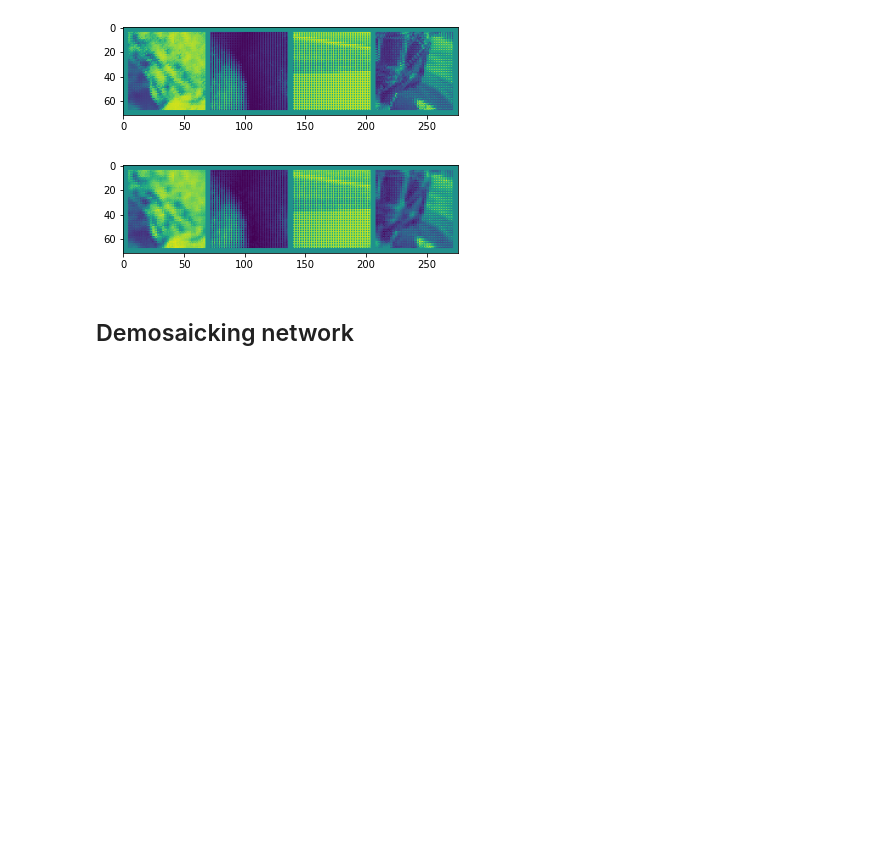
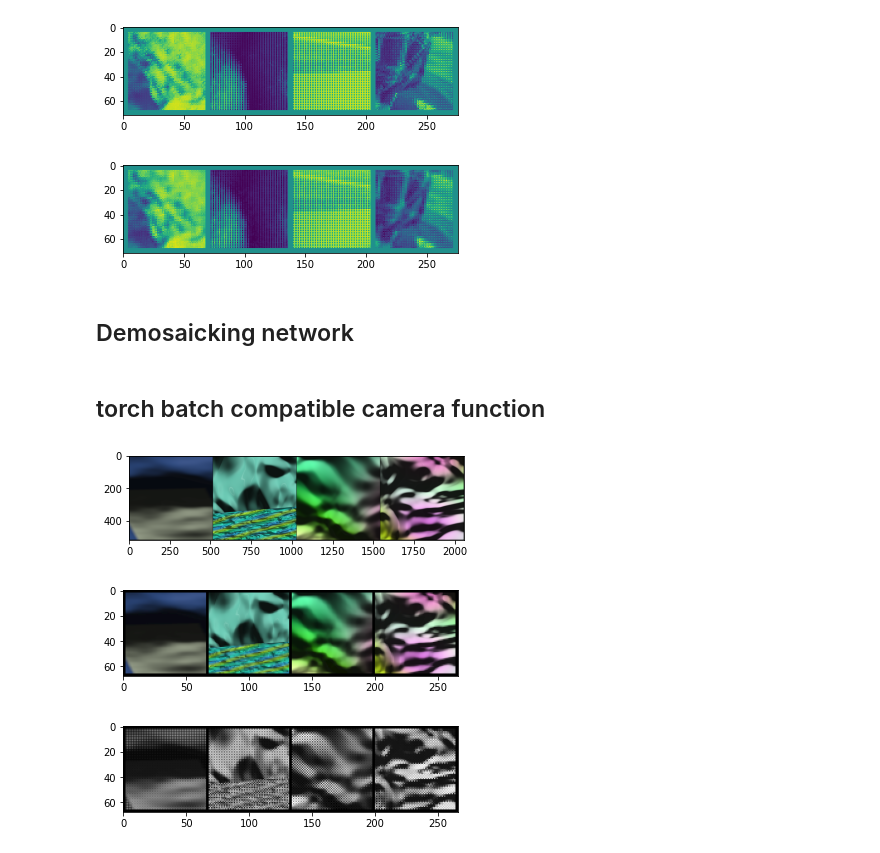
Before and after one commit to djbradyAtOpticalSciencesArizona/multiframeEstimation, a Jupyter notebook: TrainingDataForDemosaicking.ipynb, the cells around one changed output. Drawn from its saved outputs; the diff is of its cells as text; code cells hidden in the pictures; blank space fills up the shorter version.

```diff
--- a/TrainingDataForDemosaicking.ipynb
+++ b/TrainingDataForDemosaicking.ipynb
@@ -356,10 +364,9 @@ import matplotlib.pyplot as plt
 import numpy as np
 
 # functions to show an image
-def imshow(img, unnormalize = True):
-    if unnormalize:
-        img = img / 2 + 0.5     # unnormalize
+def imshow(img):
     npimg = img.numpy()
+    npimg = ((npimg - npimg.min())/(npimg.max() - npimg.min()))**0.5
     plt.imshow(np.transpose(npimg, (1, 2, 0)))
     plt.show()
 
@@ -712,3 +726,5 @@ raw_imshow(np.clip(torchvision.utils.make_grid(outputs), -1, 1))
 # torch.save(model.state_dict(), PATH)
 # %% [markdown]
 ## Demosaicking network
+# %% [markdown]
+## torch batch compatible camera function
@@ -714,0 +821,14 @@ raw_imshow(np.clip(torchvision.utils.make_grid(outputs), -1, 1))
+# %%
+dataiter = iter(trainloader)
+images = dataiter.next()[:4]
+# %%
+cam = camMosaicModelTensor()
+colored, outputs = cam.develop(images)
+# show images
+imshow(torchvision.utils.make_grid(images))
+imshow(torchvision.utils.make_grid(colored))
+imshow(torchvision.utils.make_grid(outputs))
+# %% [output]
+[figure, added]
+[figure, added]
+[figure, added]
```
Also changed, not shown: parts of 19 cells of this notebook.
